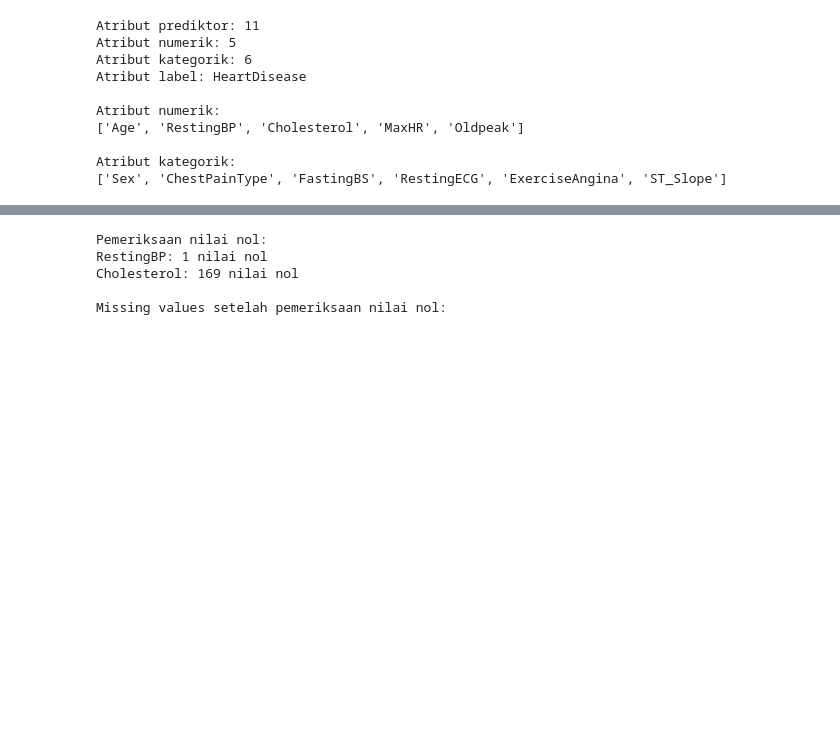
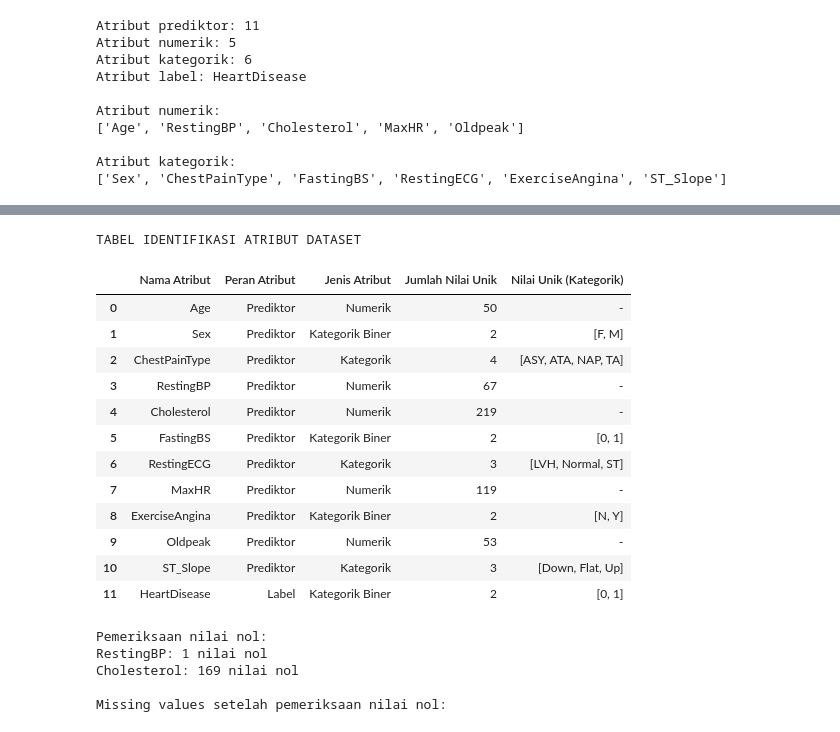
Before and after one commit to helenajemima/Kel1-Tugas-P6-Machine-Learning-2026-2027, a Jupyter notebook: Heart_Disease_Machine_Learning.ipynb, the cells around one changed output, grey strips where cells are left out. Drawn from its saved outputs; the diff is of its cells as text; code cells hidden in the pictures; blank space fills up the shorter version.

```diff
--- a/Heart_Disease_Machine_Learning.ipynb
+++ b/Heart_Disease_Machine_Learning.ipynb
@@ -215,3 +184,77 @@ display(attribute_info_df)
+# %%
+numeric_features = [
+    "Age",
+    "RestingBP",
+    "Cholesterol",
+    "MaxHR",
+    "Oldpeak"
+]
+
+categorical_features = [
+    "Sex",
+    "ChestPainType",
+    "FastingBS",
+    "RestingECG",
+    "ExerciseAngina",
+    "ST_Slope"
+]
+
+target_column = "HeartDisease"
+
+attribute_info = []
+
+for column in df.columns:
+
+    unique_values = df[column].dropna().unique()
+
+    if column == target_column:
+        role = "Label"
+        attribute_type = "Kategorik Biner"
+    else:
+        role = "Prediktor"
+
+        if column in numeric_features:
+            attribute_type = "Numerik"
+        elif column in categorical_features:
+            if df[column].nunique() == 2:
+                attribute_type = "Kategorik Biner"
+            else:
+                attribute_type = "Kategorik"
+        else:
+            attribute_type = "Belum diklasifikasikan"
+
+    if column in categorical_features or column == target_column:
+        unique_display = sorted(unique_values.tolist(), key=str)
+    else:
+        unique_display = "-"
+
+    attribute_info.append({
+        "Nama Atribut": column,
+        "Peran Atribut": role,
+        "Jenis Atribut": attribute_type,
+        "Jumlah Nilai Unik": df[column].nunique(),
+        "Nilai Unik (Kategorik)": unique_display
+    })
+
+attribute_info_df = pd.DataFrame(attribute_info)
+
+print("TABEL IDENTIFIKASI ATRIBUT DATASET")
+display(attribute_info_df)
+# %% [output]
+TABEL IDENTIFIKASI ATRIBUT DATASET
+|  | Nama Atribut | Peran Atribut | Jenis Atribut | Jumlah Nilai Unik | Nilai Unik (Kategorik) |
+| 0 | Age | Prediktor | Numerik | 50 | - |
+| 1 | Sex | Prediktor | Kategorik Biner | 2 | [F, M] |
+| 2 | ChestPainType | Prediktor | Kategorik | 4 | [ASY, ATA, NAP, TA] |
+| 3 | RestingBP | Prediktor | Numerik | 67 | - |
+| 4 | Cholesterol | Prediktor | Numerik | 219 | - |
+| 5 | FastingBS | Prediktor | Kategorik Biner | 2 | [0, 1] |
+| 6 | RestingECG | Prediktor | Kategorik | 3 | [LVH, Normal, ST] |
+| 7 | MaxHR | Prediktor | Numerik | 119 | - |
+| 8 | ExerciseAngina | Prediktor | Kategorik Biner | 2 | [N, Y] |
+| 9 | Oldpeak | Prediktor | Numerik | 53 | - |
+| 10 | ST_Slope | Prediktor | Kategorik | 3 | [Down, Flat, Up] |
+| 11 | HeartDisease | Label | Kategorik Biner | 2 | [0, 1] |
 # %%
 df_clean = df.copy()
 
```
Also changed, not shown: parts of 3 cells of this notebook.
